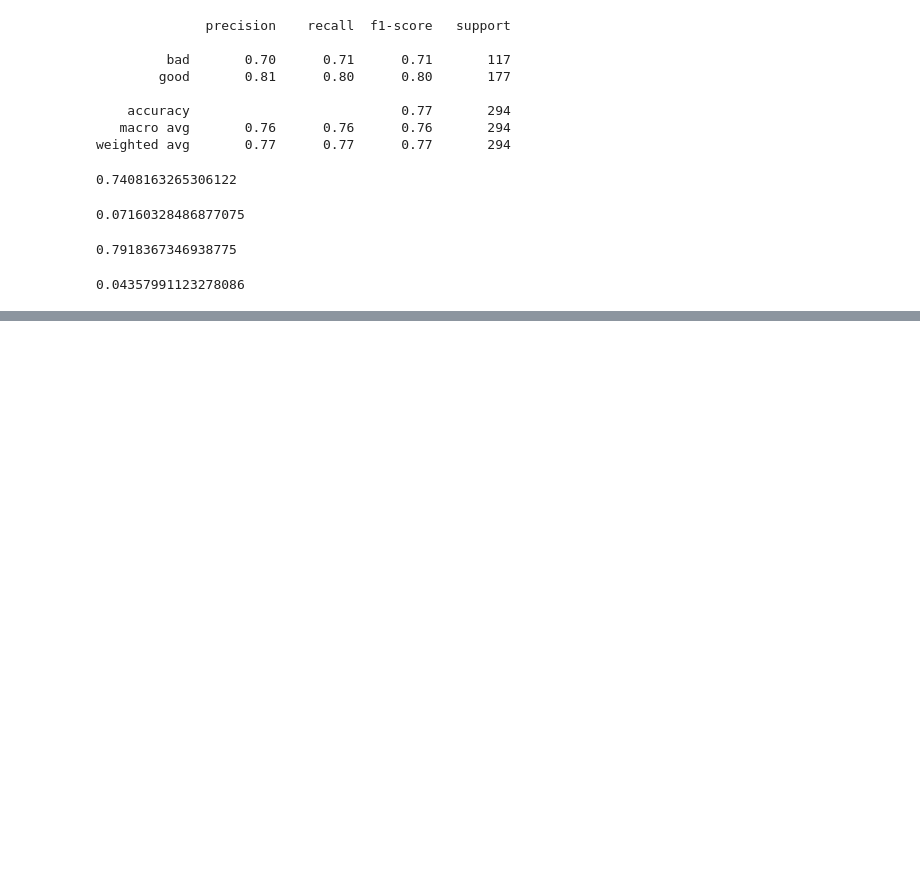
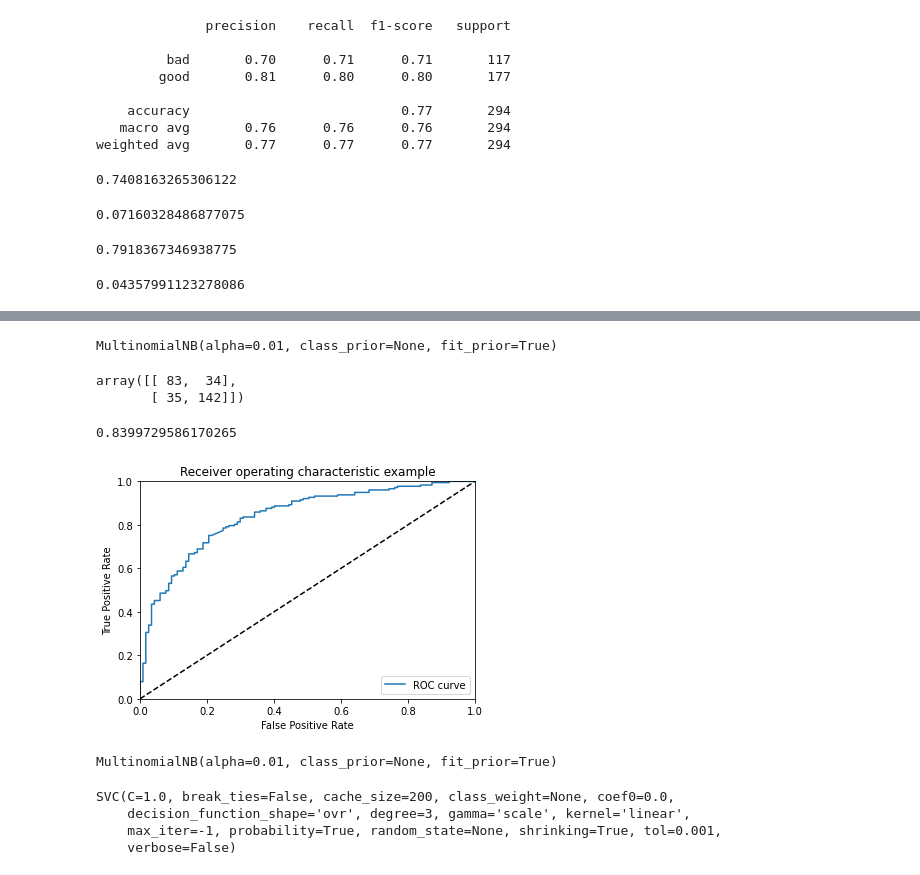
Before and after one commit to ywchiu/tibame_tm, a Jupyter notebook: Demo20200909.ipynb, the cells around one changed output, grey strips where cells are left out. Cells and saved outputs as stored; diff of their text form; code cells hidden in the pictures; blank space fills up the shorter version.

```diff
--- a/Demo20200909.ipynb
+++ b/Demo20200909.ipynb
@@ -407,0 +410,4 @@ scores2.std()
+# %%
+clf1.fit(train_x, train_y)
+# %% [output]
+MultinomialNB(alpha=0.01, class_prior=None, fit_prior=True)
@@ -407,0 +419,3 @@ scores2.std()
+# %%
+import numpy as np
+test_y2 = np.array([1 if e == 'good' else 0 for e in test_y])
@@ -407,0 +424,5 @@ scores2.std()
+# %%
+m
+# %% [output]
+array([[ 83,  34],
+       [ 35, 142]])
@@ -407,0 +437,37 @@ scores2.std()
+# %%
+from sklearn.metrics import roc_curve
+
+fpr, tpr, thresholds = roc_curve(test_y2,clf1.predict_proba(test_x)[:,1])
+# %%
+from sklearn.metrics import auc
+auc(fpr, tpr)
+# %% [output]
+0.8399729586170265
+# %%
+import matplotlib.pyplot as plt
+plt.plot(fpr, tpr, label='ROC curve')
+plt.plot([0, 1], [0, 1], 'k--')
+plt.xlim([0.0, 1.0])
+plt.ylim([0.0, 1.0])
+plt.xlabel('False Positive Rate')
+plt.ylabel('True Positive Rate')
+plt.title('Receiver operating characteristic example')
+plt.legend(loc="lower right")
+plt.show()
+# %% [output]
+[figure, added]
+# %%
+from sklearn.naive_bayes import MultinomialNB
+clf1 = MultinomialNB(alpha = 0.01)
+clf1.fit(train_x, train_y)
+# %% [output]
+MultinomialNB(alpha=0.01, class_prior=None, fit_prior=True)
+# %%
+from sklearn.svm import SVC
+clf2 = SVC(kernel = 'linear', probability=True)
+clf2.fit(train_x, train_y)
+# %% [output]
+SVC(C=1.0, break_ties=False, cache_size=200, class_weight=None, coef0=0.0,
+    decision_function_shape='ovr', degree=3, gamma='scale', kernel='linear',
+    max_iter=-1, probability=True, random_state=None, shrinking=True, tol=0.001,
+    verbose=False)
```
Also changed, not shown: parts of 29 cells of this notebook.
